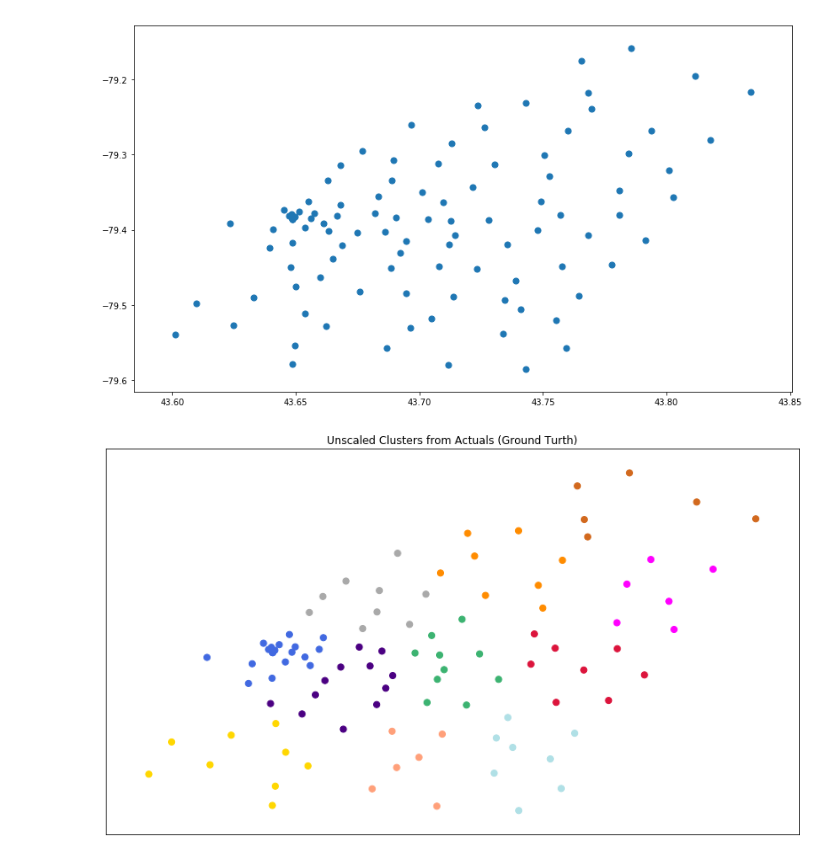
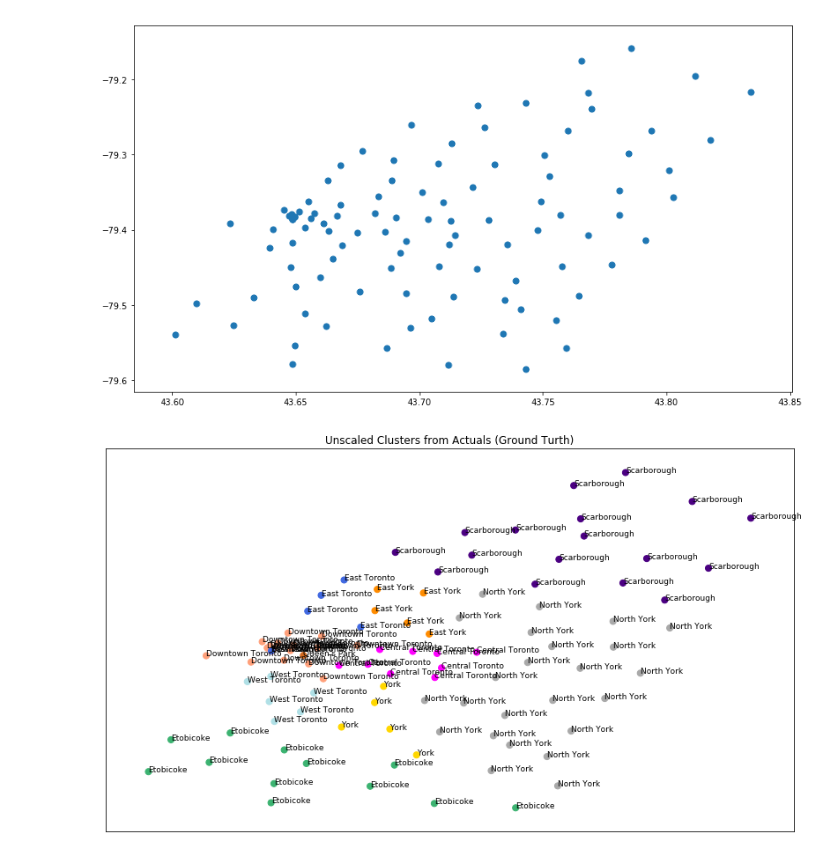
Before and after one commit to Astayonix/TorontoNeighborhoods, a Jupyter notebook: Toronto Neighborhood Exploration.ipynb, the cells around one changed output. Cells and saved outputs as stored; diff of their text form; code cells hidden in the pictures.

```diff
--- a/Toronto Neighborhood Exploration.ipynb
+++ b/Toronto Neighborhood Exploration.ipynb
@@ -164,0 +169,4 @@ It is my initial hypothesis that because the postcode is where the longitude and
+# %%
+# Before starting, I need to put the encoded label (represents the borough) as a field in the dataframe.
+toronto_df['y'] = toronto_df['Borough'].replace(toronto_df['Borough'].unique(), np.arange(len(toronto_df['Borough'].unique())))
+toronto_df.head()
@@ -179,8 +194,7 @@ array([[ 0.90851765,  0.70083687],
        [-0.90539051,  0.1782466 ]])
 # %%
 # Since the neighborhoods are catagorical, let's encode them so they're easier for the model to digest (ints instead of strings)
-y = toronto_df['Borough'].replace(toronto_df['Borough'].unique(), np.arange(len(toronto_df['Borough'].unique())))
-y = y.values
-y[0:10]
+y = np.asarray(toronto_df['y'].astype(int))
+y[:10]
 # %% [output]
 array([0, 0, 1, 0, 2, 3, 4, 0, 5, 1])
@@ -187,6 +220,7 @@ array([0, 0, 1, 0, 2, 3, 4, 0, 5, 1])
 # %%
 # Initializing the model with my hypothesis set that there are 11 clusters (because there are 11 neighborhoods)
-k_means = KMeans(n_clusters=len(toronto_df['Borough'].unique()), init='k-means++', n_init=15, max_iter=500)
+# len(toronto_df['Borough'].unique())
+k_means = KMeans(n_clusters=11, init='k-means++', n_init=15, max_iter=500)
 
 # Fitting the model to the feature set
 k_means.fit(X)
@@ -195,7 +229,7 @@ KMeans(algorithm='auto', copy_x=True, init='k-means++', max_iter=500,
     n_clusters=11, n_init=15, n_jobs=None, precompute_distances='auto',
     random_state=None, tol=0.0001, verbose=0)
 # %%
-# Let's append the labels to our dataset
-toronto_df['Label'] = k_means.labels_
+# Let's append the predicted labels to our dataset
+toronto_df['y_hat'] = k_means.labels_
 toronto_df.head(10)
 # %% [output]
@@ -220,17 +254,19 @@ plt.show()
 # %%
 # Visualizing how the actual neighborhoods cluster
 colors = np.array(['darkgray', 'lightsalmon', 'chocolate', 'mediumseagreen', 'indigo', 'darkorange', 'gold', 'royalblue', 'powderblue', 'magenta', 'crimson'])
 
 fig = plt.figure(figsize=(14, 8))
 ax2 = fig.add_subplot(1, 1, 1)
-plt.scatter(x=toronto_df['Latitude'], y=toronto_df['Longitude'], c=colors[toronto_df['Label']], s=50)
+plt.scatter(x=toronto_df['Latitude'], y=toronto_df['Longitude'], c=colors[toronto_df['y']], s=50)
+for label, x, y in zip(toronto_df['Borough'], toronto_df['Latitude'], toronto_df['Longitude']):
+    plt.annotate(s=label, xy=(x, y), size=9)
 
 ax2.set_title('Unscaled Clusters from Actuals (Ground Turth)')
 ax2.set_xticks(())
 ax2.set_yticks(())
 plt.show()
 # %% [output]
-[figure, old version]
+[figure, new version]
 # %%
 # Visualizing what the unsupervized clusters look like
 fig = plt.figure(figsize=(14, 8))
```
Also changed, not shown: parts of 35 cells of this notebook.
